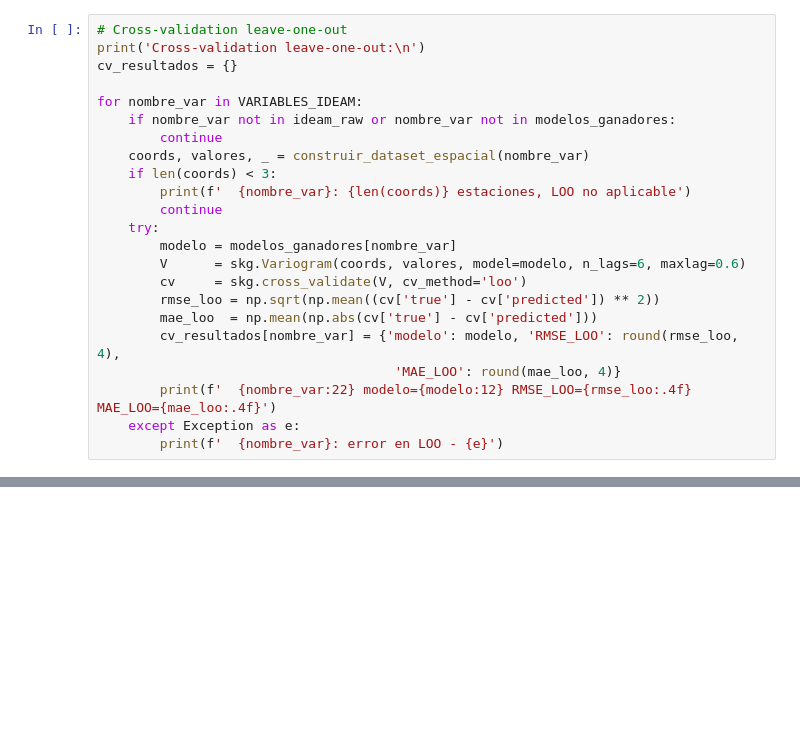
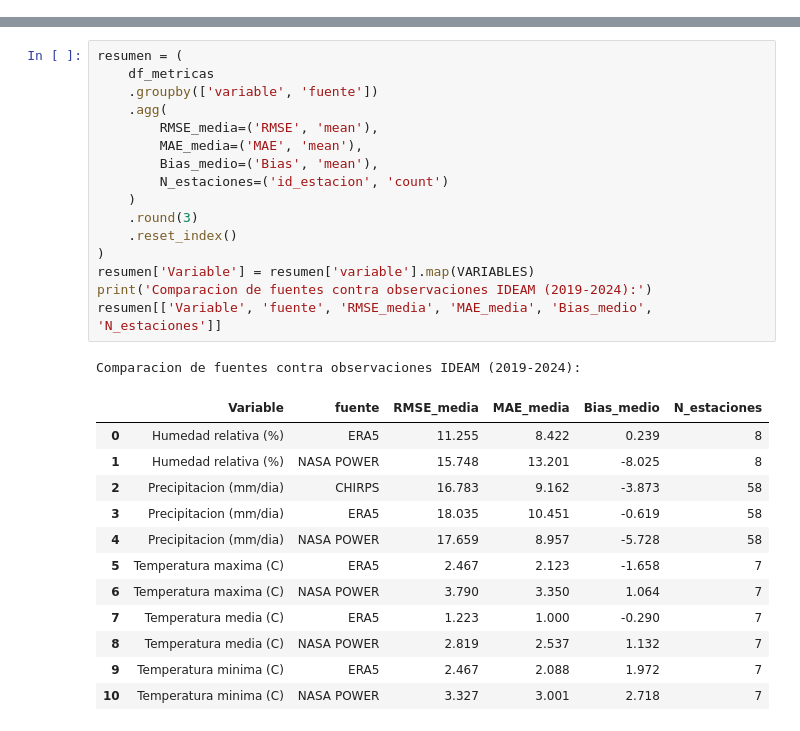
Before and after one commit to Edmh1/dengue-surveillance-magdalena, a Jupyter notebook: notebooks/02_fuentes_climaticas.ipynb, the cells around one changed output, grey strips where cells are left out. Drawn from its saved outputs; the diff is of its cells as text; blank space fills up the shorter version.

```diff
--- a/notebooks/02_fuentes_climaticas.ipynb
+++ b/notebooks/02_fuentes_climaticas.ipynb
@@ -721,23 +0,0 @@ Modelos ganadores por variable:
-# %%
-# Cross-validation leave-one-out
-print('Cross-validation leave-one-out:\n')
-cv_resultados = {}
-
-for nombre_var in VARIABLES_IDEAM:
-    if nombre_var not in ideam_raw or nombre_var not in modelos_ganadores:
-        continue
-    coords, valores, _ = construir_dataset_espacial(nombre_var)
-    if len(coords) < 3:
-        print(f'  {nombre_var}: {len(coords)} estaciones, LOO no aplicable')
-        continue
-    try:
-        modelo = modelos_ganadores[nombre_var]
-        V      = skg.Variogram(coords, valores, model=modelo, n_lags=6, maxlag=0.6)
-        cv     = skg.cross_validate(V, cv_method='loo')
-        rmse_loo = np.sqrt(np.mean((cv['true'] - cv['predicted']) ** 2))
-        mae_loo  = np.mean(np.abs(cv['true'] - cv['predicted']))
-        cv_resultados[nombre_var] = {'modelo': modelo, 'RMSE_LOO': round(rmse_loo, 4),
-                                      'MAE_LOO': round(mae_loo, 4)}
-        print(f'  {nombre_var:22} modelo={modelo:12} RMSE_LOO={rmse_loo:.4f}  MAE_LOO={mae_loo:.4f}')
-    except Exception as e:
-        print(f'  {nombre_var}: error en LOO - {e}')
@@ -1055,0 +655,30 @@ df_final.head()
+# %%
+resumen = (
+    df_metricas
+    .groupby(['variable', 'fuente'])
+    .agg(
+        RMSE_media=('RMSE', 'mean'),
+        MAE_media=('MAE', 'mean'),
+        Bias_medio=('Bias', 'mean'),
+        N_estaciones=('id_estacion', 'count')
+    )
+    .round(3)
+    .reset_index()
+)
+resumen['Variable'] = resumen['variable'].map(VARIABLES)
+print('Comparacion de fuentes contra observaciones IDEAM (2019-2024):')
+resumen[['Variable', 'fuente', 'RMSE_media', 'MAE_media', 'Bias_medio', 'N_estaciones']]
+# %% [output]
+Comparacion de fuentes contra observaciones IDEAM (2019-2024):
+|  | Variable | fuente | RMSE_media | MAE_media | Bias_medio | N_estaciones |
+| 0 | Humedad relativa (%) | ERA5 | 11.255 | 8.422 | 0.239 | 8 |
+| 1 | Humedad relativa (%) | NASA POWER | 15.748 | 13.201 | -8.025 | 8 |
+| 2 | Precipitacion (mm/dia) | CHIRPS | 16.783 | 9.162 | -3.873 | 58 |
+| 3 | Precipitacion (mm/dia) | ERA5 | 18.035 | 10.451 | -0.619 | 58 |
+| 4 | Precipitacion (mm/dia) | NASA POWER | 17.659 | 8.957 | -5.728 | 58 |
+| 5 | Temperatura maxima (C) | ERA5 | 2.467 | 2.123 | -1.658 | 7 |
+| 6 | Temperatura maxima (C) | NASA POWER | 3.790 | 3.350 | 1.064 | 7 |
+| 7 | Temperatura media (C) | ERA5 | 1.223 | 1.000 | -0.290 | 7 |
+| 8 | Temperatura media (C) | NASA POWER | 2.819 | 2.537 | 1.132 | 7 |
+| 9 | Temperatura minima (C) | ERA5 | 2.467 | 2.088 | 1.972 | 7 |
+| 10 | Temperatura minima (C) | NASA POWER | 3.327 | 3.001 | 2.718 | 7 |
```
Also changed, not shown: parts of 61 cells of this notebook, 2 other files.
